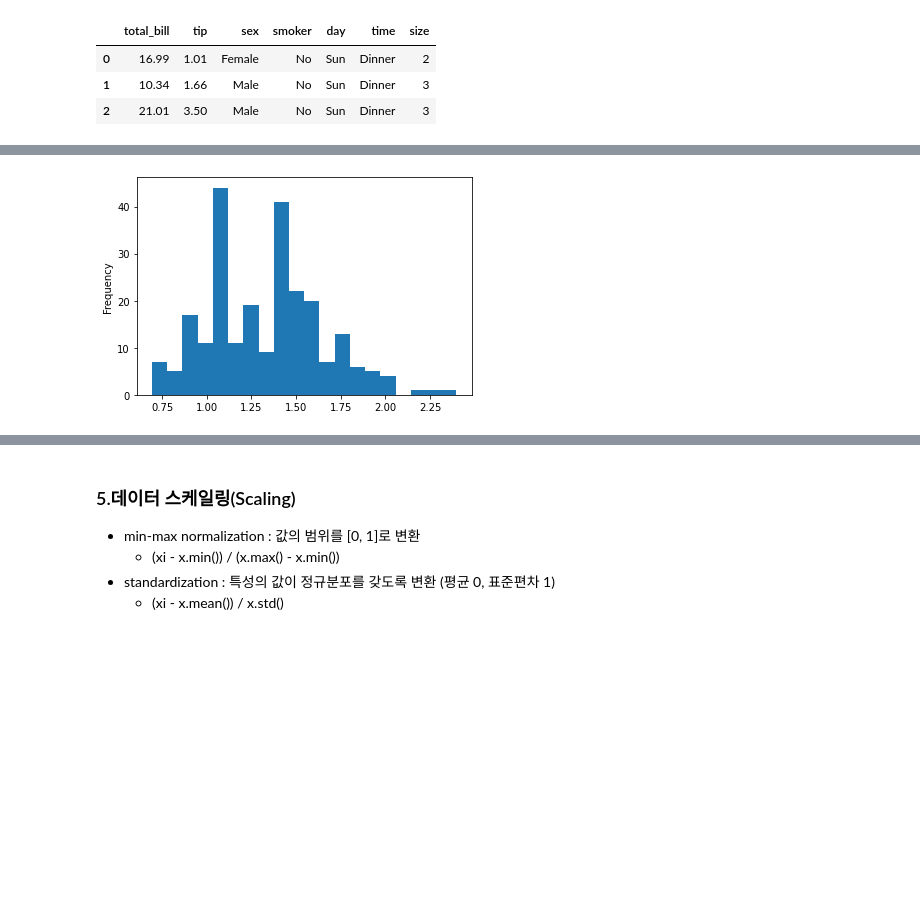
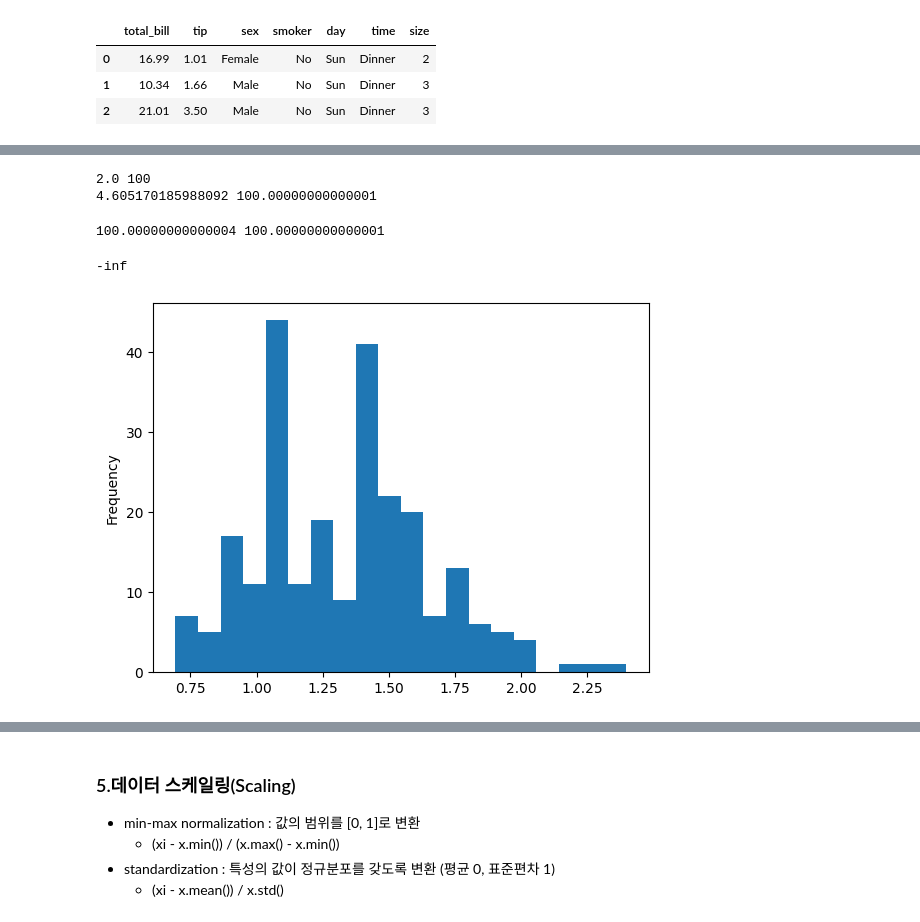
Before and after one commit to localtic/bigdata, a Jupyter notebook: [pandas_05]_Statistic_LAB.ipynb, the cells around one changed output, grey strips where cells are left out. Drawn from its saved outputs; the diff is of its cells as text; code cells hidden in the pictures; blank space fills up the shorter version.

```diff
--- a/[pandas_05]_Statistic_LAB.ipynb
+++ b/[pandas_05]_Statistic_LAB.ipynb
@@ -177,16 +287,31 @@ plt.show()
 # %%
 # [2] y = log(x) 이해 -> np.power(np.e, y) = x  (몇 번 곱)
-# np.log10(100) => np.power(10, ?) = 100
+# power는 e의 y승, np.e는 약 2.718
+# np.log10(100) => np.power(10, 2) = 100
+print(np.log10(100), np.power(10, 2))
+print(np.log(100), np.power(np.e, 4.605170185988092))
+# %% [output]
+2.0 100
+4.605170185988092 100.00000000000001
 # %%
 # [3] y = exp(x) 이해 -> y = power(np.e, x)
+# e의 x승
+print(np.exp(4.605170185988092), np.power(np.e, 4.605170185988092))
+# %% [output]
+100.00000000000004 100.00000000000001
 # %%
 # [4] log(0) -> x가 0인 경우 -inf 이기 때문에 x에 +1을 해서 동작하는 np.log1p를 사용함
+# 결과 -inf # inf는 무한
+# 데이터가 0을 포함하고 있을 경우 사용
+np.log(0)
+# %% [output]
+-inf
 # %%
 # [5] tip의 분포를 오른쪽 꼬리가 긴 것에 대해서 짧게 만들기 (로그)
-s =
+s = np.log1p(tips['tip'])
 s.plot.hist(bins=20)
 plt.show()
 # %% [output]
-[figure, old version]
+[figure, new version]
 # %%
 # [6] tip의 분포를 오른쪽 꼬리가 긴 것에 대해서 짧게 만들기  (제곱근)
```
Also changed, not shown: parts of 26 cells of this notebook.
